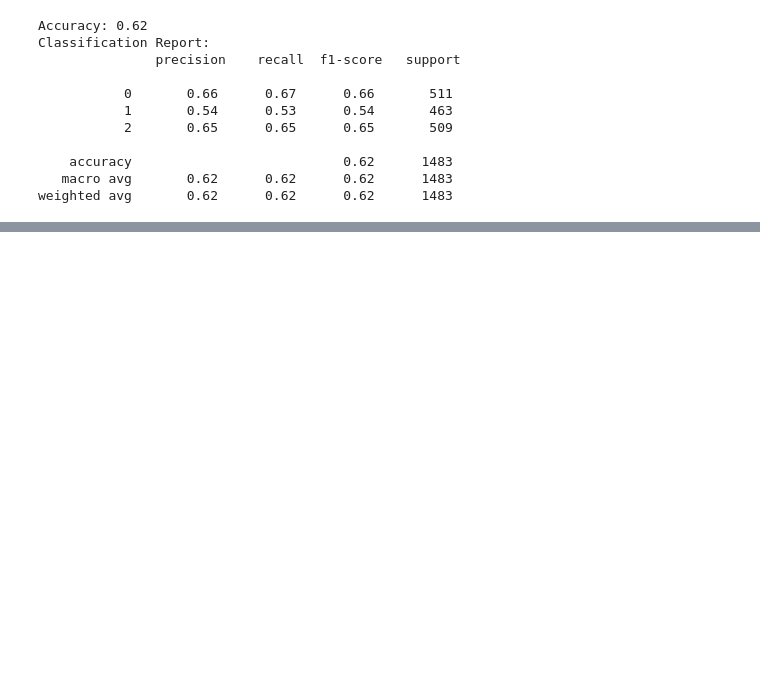
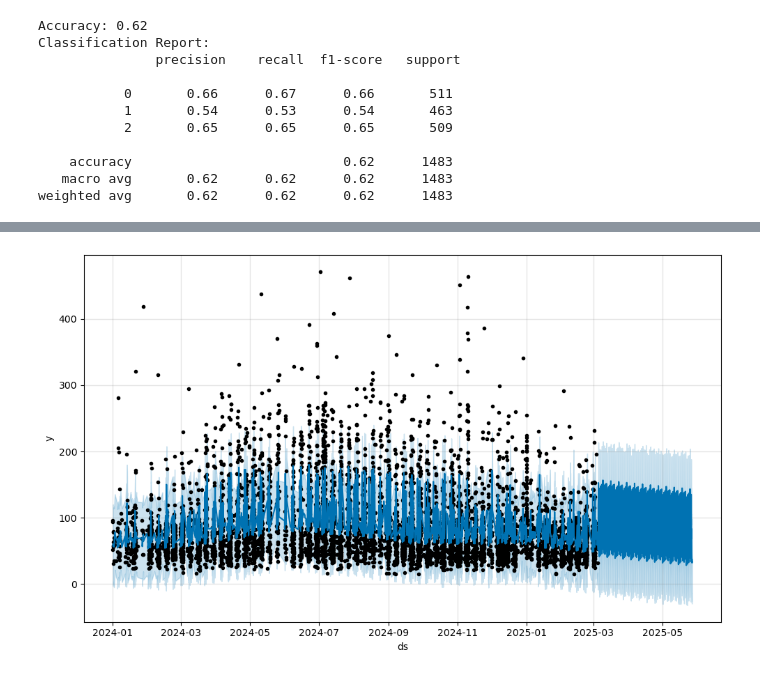
Before and after one commit to jchay3/james_hay_project_2_Compare_ride_patterns_and_predictive_modeling_of_rides_by-_transport_x, a Jupyter notebook: james_workbook_for_austin.ipynb, the cells around one changed output, grey strips where cells are left out. Drawn from its saved outputs; the diff is of its cells as text; code cells hidden in the pictures; blank space fills up the shorter version.

Commit message:
pushing phophet model

```diff
--- a/james_workbook_for_austin.ipynb
+++ b/james_workbook_for_austin.ipynb
@@ -765,0 +815,7 @@ weighted avg       0.62      0.62      0.62      1483
+# %%
+#Create Prophet model
+
+austin_prophet_model = Prophet()
+# %%
+#Fit time series model
+austin_prophet_model.fit(austin_prophet)
@@ -765,0 +826,5 @@ weighted avg       0.62      0.62      0.62      1483
+# %%
+#Create a future data frame to hold predictions
+future_austin_prophet = austin_prophet_model.make_future_dataframe(periods=2000, freq='H')
+display(future_austin_prophet.head())
+display(future_austin_prophet.tail())
@@ -765,0 +844,5 @@ weighted avg       0.62      0.62      0.62      1483
+# %%
+#Make Predictions for future Austin Revenue
+forecast_austin_revenue = austin_prophet_model.predict(future_austin_prophet)
+display(forecast_austin_revenue.head())
+display(forecast_austin_revenue.tail())
@@ -766,2 +862,7 @@ weighted avg       0.62      0.62      0.62      1483
+# %%
+#Visualize Prophet model
+austin_future_rev_graphs = austin_prophet_model.plot(forecast_austin_revenue)
+# %% [output]
+[figure, added]
 # %%
 
```
Also changed, not shown: parts of 8 cells of this notebook.
